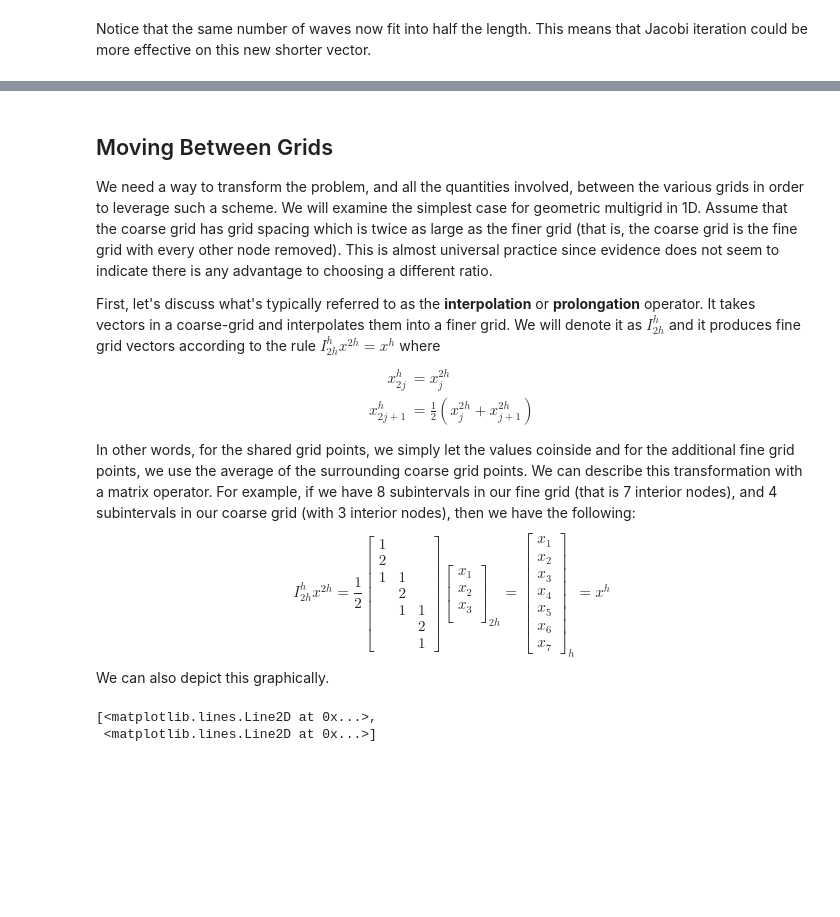
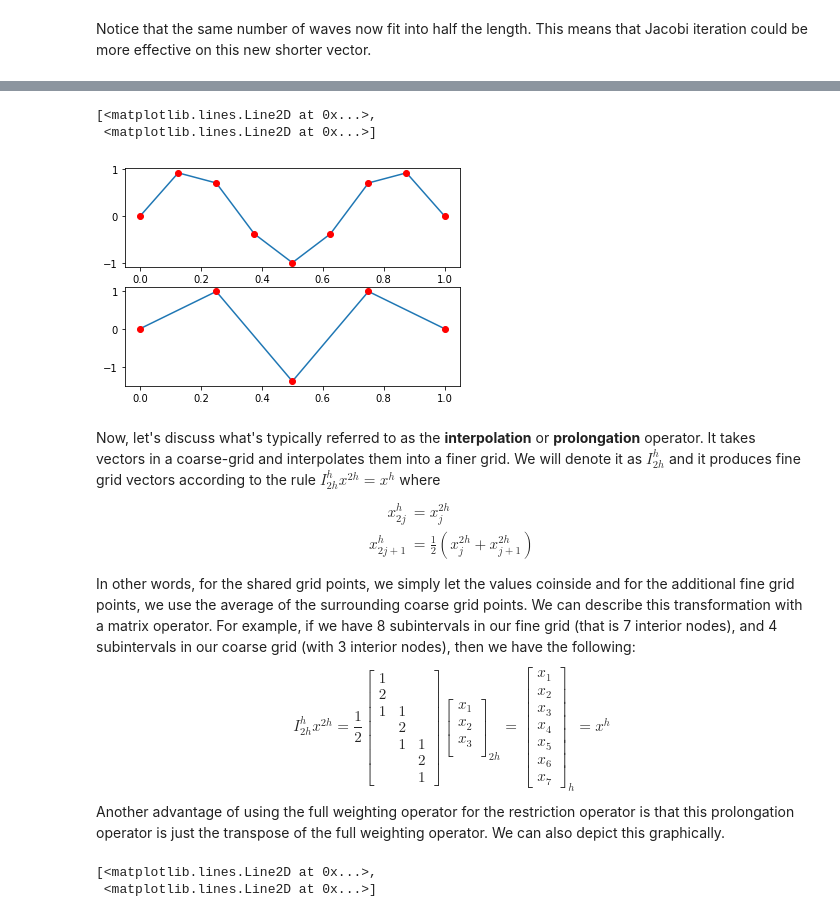
Before and after one commit to nsmoore57/M5344-IterativeMethods, a Jupyter notebook: MultigridPresentation/Multigrid Presentation.ipynb, the cells around one changed output, grey strips where cells are left out. Saved outputs shown, nothing was run; the diff lists cells and outputs as text; code cells hidden in the pictures; blank space fills up the shorter version.

Commit message:
Update Multigrid Pres - getting there - pretty long now

```diff
--- a/MultigridPresentation/Multigrid Presentation.ipynb
+++ b/MultigridPresentation/Multigrid Presentation.ipynb
@@ -114,8 +187,53 @@ After running iterations of Jacobi on $\Omega^{2h}$ to get an approximation for
+# %%
+# Let's build a function to generate the Full Weighting operator for transforming
+# a vector of length 2^n-1 to a vector of length 2^(n-1) - 1
+def BuildFullWeighting(N):
+    # We assume N = 2^n-1 is the number of unknown in the fine mesh
+
+    # We calculate the number of unknowns in the coarse mesh
+    # Note: this is doing a cast to integer which discards any decimal components
+    Nc = int(N/2)
+
+    # We will build it in coordinate format, though it with a little more effort,
+    # it could be efficiently built in CSR format as well.
+    #
+    # There are 3*Nc non-zeros in the matrix
+    row_indicies = np.zeros(3*Nc, dtype="int")
+    col_indicies = np.zeros(3*Nc, dtype="int")
+    data = np.zeros(3*Nc)
+    for i in range(Nc):
+        row_indicies[3*i:3*i+3] = [i, i, i]
+        col_indicies[3*i:3*i+3] = [2*i, 2*i + 1, 2*i + 2]
+        data[3*i:3*i+3] = [0.5, 1, 0.5]
+
+    # Build the matrix
+    I_FW = sp.coo_matrix((data, (row_indicies,col_indicies))).tocsr()
+    return I_FW
+# %%
+# Set up the fine grid first
+x_fine = np.linspace(0,1,9)
+y_fine = np.sin(3*np.pi*x_fine)
+
+# Now the coarse grid
+x_coarse = np.linspace(0,1,5)
+y_coarse = np.zeros((5,1))
+
+# Create the restriction matrix using full weighting
+I_restrict = BuildFullWeighting(7)
+
+# Interpolate from the coarse y values into the finer y-values
+y_coarse[1:4,0] = mvmult(I_restrict,y_fine[1:8])
+
+# Plot the coarse grid quantities as a blue line and the fine grid as red circles
+fig, axs = plt.subplots(2,1)
+axs[0].plot(x_fine, y_fine, '-', x_fine, y_fine,'ro')
+axs[1].plot(x_coarse,y_coarse,'-',x_coarse, y_coarse, 'ro')
+# %% [output]
+[<matplotlib.lines.Line2D at 0x...>,
+ <matplotlib.lines.Line2D at 0x...>]
+[figure, added]
 # %% [markdown]
-## Moving Between Grids
-We need a way to transform the problem, and all the quantities involved, between the various grids in order to leverage such a scheme. We will examine the simplest case for geometric multigrid in 1D. Assume that the coarse grid has grid spacing which is twice as large as the finer grid (that is, the coarse grid is the fine grid with every other node removed). This is almost universal practice since evidence does not seem to indicate there is any advantage to choosing a different ratio.
-
-First, let's discuss what's typically referred to as the **interpolation** or **prolongation** operator. It takes vectors in a coarse-grid and interpolates them into a finer grid. We will denote it as $I_{2h}^h$ and it produces fine grid vectors according to the rule $I_{2h}^h x^{2h} = x^{h}$ where
+Now, let's discuss what's typically referred to as the **interpolation** or **prolongation** operator. It takes vectors in a coarse-grid and interpolates them into a finer grid. We will denote it as $I_{2h}^h$ and it produces fine grid vectors according to the rule $I_{2h}^h x^{2h} = x^{h}$ where
 \begin{align*}
 x_{2j}^h &= x_j^{2h} \\
 x_{2j+1}^h &= \frac{1}{2} \left( x_j^{2h} + x_{j+1}^{2h} \right)
@@ -139,6 +257,7 @@ x_1 \\ x_2 \\ x_3 \\
 x_1 \\ x_2 \\ x_3 \\ x_4 \\ x_5 \\ x_6 \\ x_7
 \end{bmatrix}_h = x^h
 $$
+Another advantage of using the full weighting operator for the restriction operator is that this prolongation operator is just the transpose of the full weighting operator.
 We can also depict this graphically.
 # %%
 # Set up the coarse grid first
```
Also changed, not shown: parts of 39 cells of this notebook, 9 other files.
